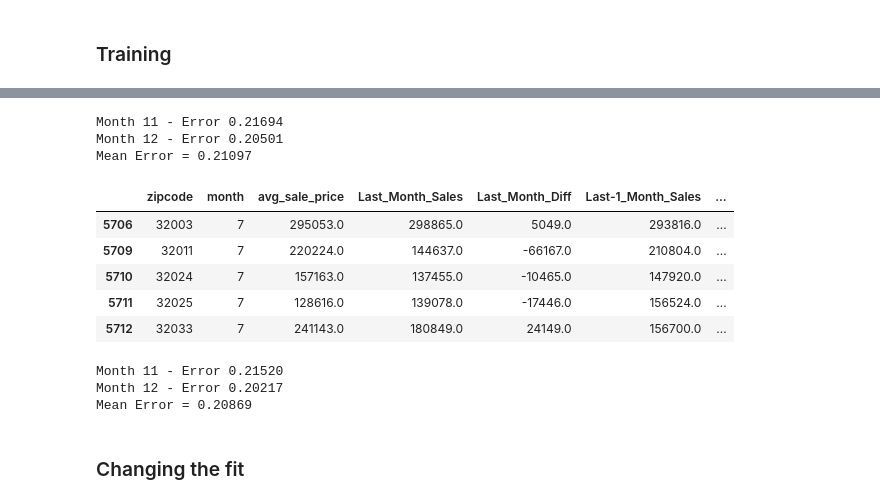
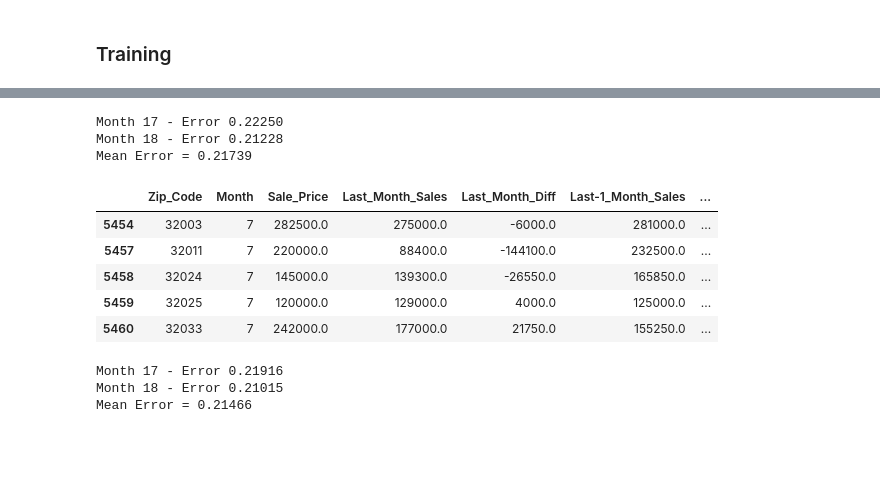
Before and after one commit to FinalProject-2021/Housing_Valuation, a Jupyter notebook: ML_model_K.ipynb, the cells around one changed output, grey strips where cells are left out. Drawn from its saved outputs; the diff is of its cells as text; code cells hidden in the pictures; blank space fills up the shorter version.

Commit message:
Training complete. Starting validation

```diff
--- a/ML_model_K.ipynb
+++ b/ML_model_K.ipynb
@@ -90,11 +95,11 @@ Zip_Code      int64
 18          float64
 dtype: object
 # %%
-melt = data.melt(id_vars='zipcode', var_name='month', value_name='avg_sale_price')
+melt = data.melt(id_vars='Zip_Code', var_name='Month', value_name='Sale_Price')
 
-melt['zipcode'] = melt['zipcode']
-melt['month'] = melt['month']
+melt['Zip_Code'] = melt['Zip_Code']
+melt['Month'] = melt['Month']
 
-melt = melt.sort_values(['month', 'zipcode'])
-melt.head(3000)
+melt = melt.sort_values(['Month', 'Zip_Code'])
+melt.head(15000)
 # %% [output]
@@ -305,11 +287,11 @@ melt5.head()
 # %%
 mean_error = []
-for month in range(11,13):
-    train = melt5[melt5['month'] < month]
-    val = melt5[melt5['month'] == month]
+for month in range(17,19):
+    train = melt5[melt5['Month'] < month]
+    val = melt5[melt5['Month'] == month]
 
-    xtr, xts = train.drop(['avg_sale_price'], axis=1), val.drop(['avg_sale_price'], axis=1)
-    ytr, yts = train['avg_sale_price'].values, val['avg_sale_price'].values
+    xtr, xts = train.drop(['Sale_Price'], axis=1), val.drop(['Sale_Price'], axis=1)
+    ytr, yts = train['Sale_Price'].values, val['Sale_Price'].values
 
     model = RandomForestRegressor(n_estimators=1000, n_jobs=-1, random_state=0)
     model.fit(xtr, ytr)
@@ -321,39 +303,39 @@ for month in range(11,13):
     mean_error.append(error)
 print('Mean Error = %.5f' % np.mean(mean_error))
 # %% [output]
-Month 11 - Error 0.21694
-Month 12 - Error 0.20501
-Mean Error = 0.21097
+Month 17 - Error 0.22250
+Month 18 - Error 0.21228
+Mean Error = 0.21739
 # %%
 melt6 = melt.copy()
-melt6['Last_Month_Sales'] = melt6.groupby(['zipcode'])['avg_sale_price'].shift()
-melt6['Last_Month_Diff'] = melt6.groupby(['zipcode'])['Last_Month_Sales'].diff()
-melt6['Last-1_Month_Sales'] = melt6.groupby(['zipcode'])['avg_sale_price'].shift(2)
-melt6['Last-1_Month_Diff'] = melt6.groupby(['zipcode'])['Last-1_Month_Sales'].diff()
-melt6['Last-2_Month_Sales'] = melt6.groupby(['zipcode'])['avg_sale_price'].shift(3)
-melt6['Last-2_Month_Diff'] = melt6.groupby(['zipcode'])['Last-2_Month_Sales'].diff()
-melt6['Last-3_Month_Sales'] = melt6.groupby(['zipcode'])['avg_sale_price'].shift(4)
-melt6['Last-3_Month_Diff'] = melt6.groupby(['zipcode'])['Last-3_Month_Sales'].diff()
-melt6['Last-4_Month_Sales'] = melt6.groupby(['zipcode'])['avg_sale_price'].shift(5)
-melt6['Last-4_Month_Diff'] = melt6.groupby(['zipcode'])['Last-4_Month_Sales'].diff()
+melt6['Last_Month_Sales'] = melt6.groupby(['Zip_Code'])['Sale_Price'].shift()
+melt6['Last_Month_Diff'] = melt6.groupby(['Zip_Code'])['Last_Month_Sales'].diff()
+melt6['Last-1_Month_Sales'] = melt6.groupby(['Zip_Code'])['Sale_Price'].shift(2)
+melt6['Last-1_Month_Diff'] = melt6.groupby(['Zip_Code'])['Last-1_Month_Sales'].diff()
+melt6['Last-2_Month_Sales'] = melt6.groupby(['Zip_Code'])['Sale_Price'].shift(3)
+melt6['Last-2_Month_Diff'] = melt6.groupby(['Zip_Code'])['Last-2_Month_Sales'].diff()
+melt6['Last-3_Month_Sales'] = melt6.groupby(['Zip_Code'])['Sale_Price'].shift(4)
+melt6['Last-3_Month_Diff'] = melt6.groupby(['Zip_Code'])['Last-3_Month_Sales'].diff()
+melt6['Last-4_Month_Sales'] = melt6.groupby(['Zip_Code'])['Sale_Price'].shift(5)
+melt6['Last-4_Month_Diff'] = melt6.groupby(['Zip_Code'])['Last-4_Month_Sales'].diff()
 
 melt6 = melt6.dropna()
 melt6.head()
 # %% [output]
-|  | zipcode | month | avg_sale_price | Last_Month_Sales | Last_Month_Diff | Last-1_Month_Sales | ... |
-| 5706 | 32003 | 7 | 295053.0 | 298865.0 | 5049.0 | 293816.0 | ... |
-| 5709 | 32011 | 7 | 220224.0 | 144637.0 | -66167.0 | 210804.0 | ... |
-| 5710 | 32024 | 7 | 157163.0 | 137455.0 | -10465.0 | 147920.0 | ... |
-| 5711 | 32025 | 7 | 128616.0 | 139078.0 | -17446.0 | 156524.0 | ... |
-| 5712 | 32033 | 7 | 241143.0 | 180849.0 | 24149.0 | 156700.0 | ... |
+|  | Zip_Code | Month | Sale_Price | Last_Month_Sales | Last_Month_Diff | Last-1_Month_Sales | ... |
+| 5454 | 32003 | 7 | 282500.0 | 275000.0 | -6000.0 | 281000.0 | ... |
+| 5457 | 32011 | 7 | 220000.0 | 88400.0 | -144100.0 | 232500.0 | ... |
+| 5458 | 32024 | 7 | 145000.0 | 139300.0 | -26550.0 | 165850.0 | ... |
+| 5459 | 32025 | 7 | 120000.0 | 129000.0 | 4000.0 | 125000.0 | ... |
+| 5460 | 32033 | 7 | 242000.0 | 177000.0 | 21750.0 | 155250.0 | ... |
 # %%
 mean_error = []
-for month in range(11,13):
-    train = melt6[melt6['month'] < month]
-    val = melt6[melt6['month'] == month]
+for month in range(17,19):
+    train = melt6[melt6['Month'] < month]
+    val = melt6[melt6['Month'] == month]
 
-    xtr, xts = train.drop(['avg_sale_price'], axis=1), val.drop(['avg_sale_price'], axis=1)
-    ytr, yts = train['avg_sale_price'].values, val['avg_sale_price'].values
+    xtr, xts = train.drop(['Sale_Price'], axis=1), val.drop(['Sale_Price'], axis=1)
+    ytr, yts = train['Sale_Price'].values, val['Sale_Price'].values
 
     model = RandomForestRegressor(n_estimators=1000, n_jobs=-1, random_state=0)
     model.fit(xtr, ytr)
@@ -365,8 +347,6 @@ for month in range(11,13):
     mean_error.append(error)
 print('Mean Error = %.5f' % np.mean(mean_error))
 # %% [output]
-Month 11 - Error 0.21520
-Month 12 - Error 0.20217
-Mean Error = 0.20869
+Month 17 - Error 0.21916
+Month 18 - Error 0.21015
+Mean Error = 0.21466
-# %% [markdown]
-### Changing the fit
```
Also changed, not shown: parts of 23 cells of this notebook.
